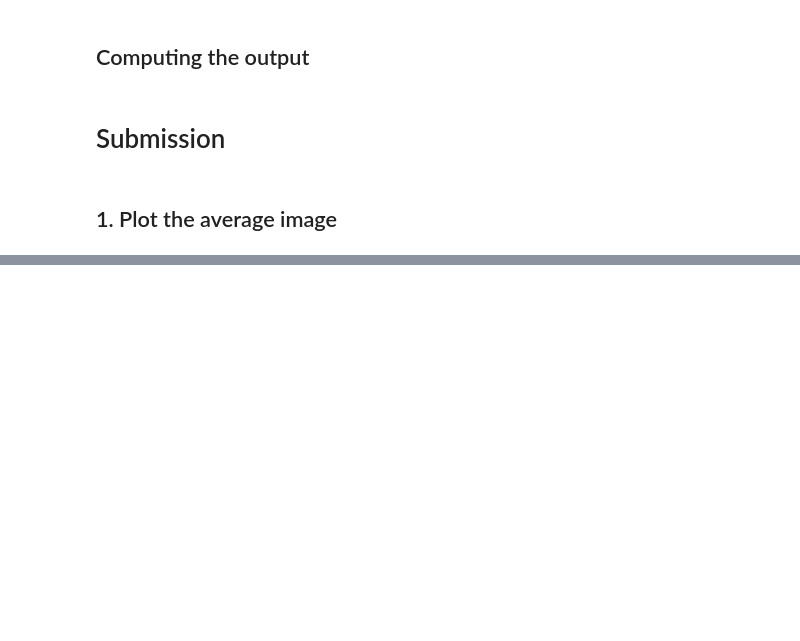
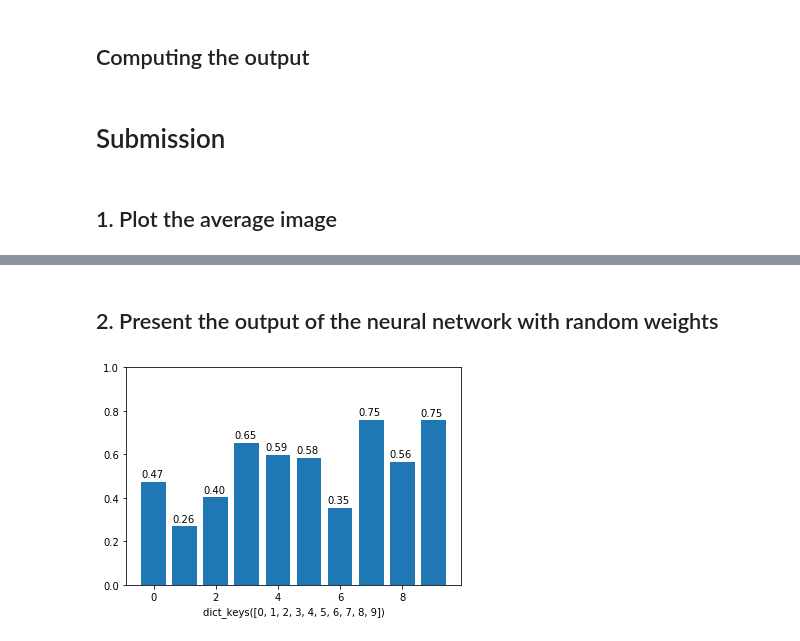
Before and after one commit to cielixer/CAU-MachineLearning2020-1st, a Jupyter notebook: Homework08/code.ipynb, the cells around one changed output, grey strips where cells are left out. Drawn from its saved outputs; the diff is of its cells as text; code cells hidden in the pictures; blank space fills up the shorter version.

Commit message:
Present the output

```diff
--- a/Homework08/code.ipynb
+++ b/Homework08/code.ipynb
@@ -77,0 +72,11 @@ for ave_lab in ave_images:
+# %% [markdown]
+## 2. Present the output of the neural network with random weights
+# %%
+plt.bar(ave_res.keys(), ave_res.values())
+for ave_lab in ave_res:
+    value_text = str(ave_res[ave_lab])[0:4]
+    plt.text(ave_lab - 0.4, ave_res[ave_lab] + 0.02, value_text)
+plt.ylim((0.0, 1.0))
+plt.show()
+# %% [output]
+[figure, added]
```
Also changed, not shown: parts of 3 cells of this notebook.
